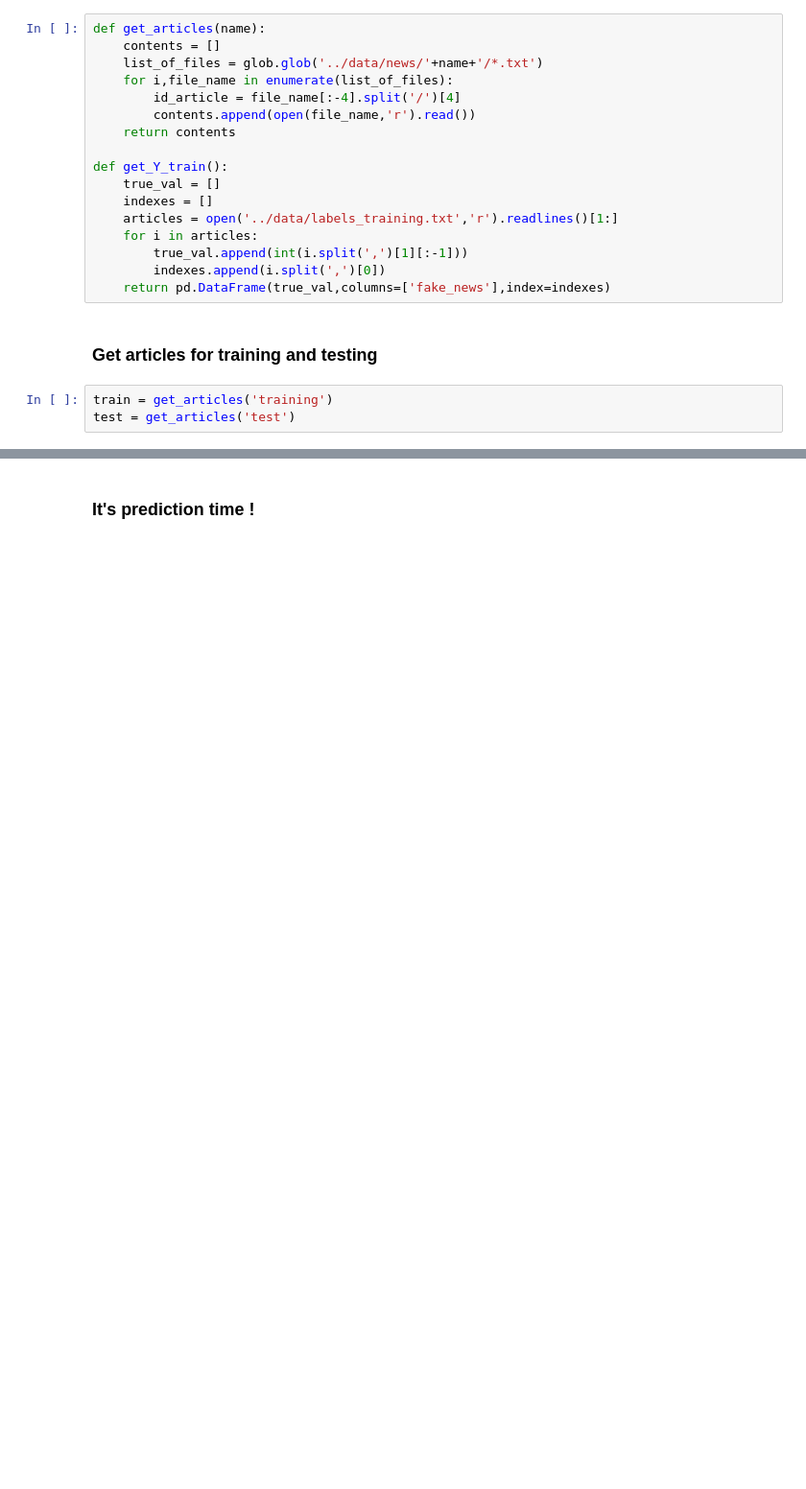
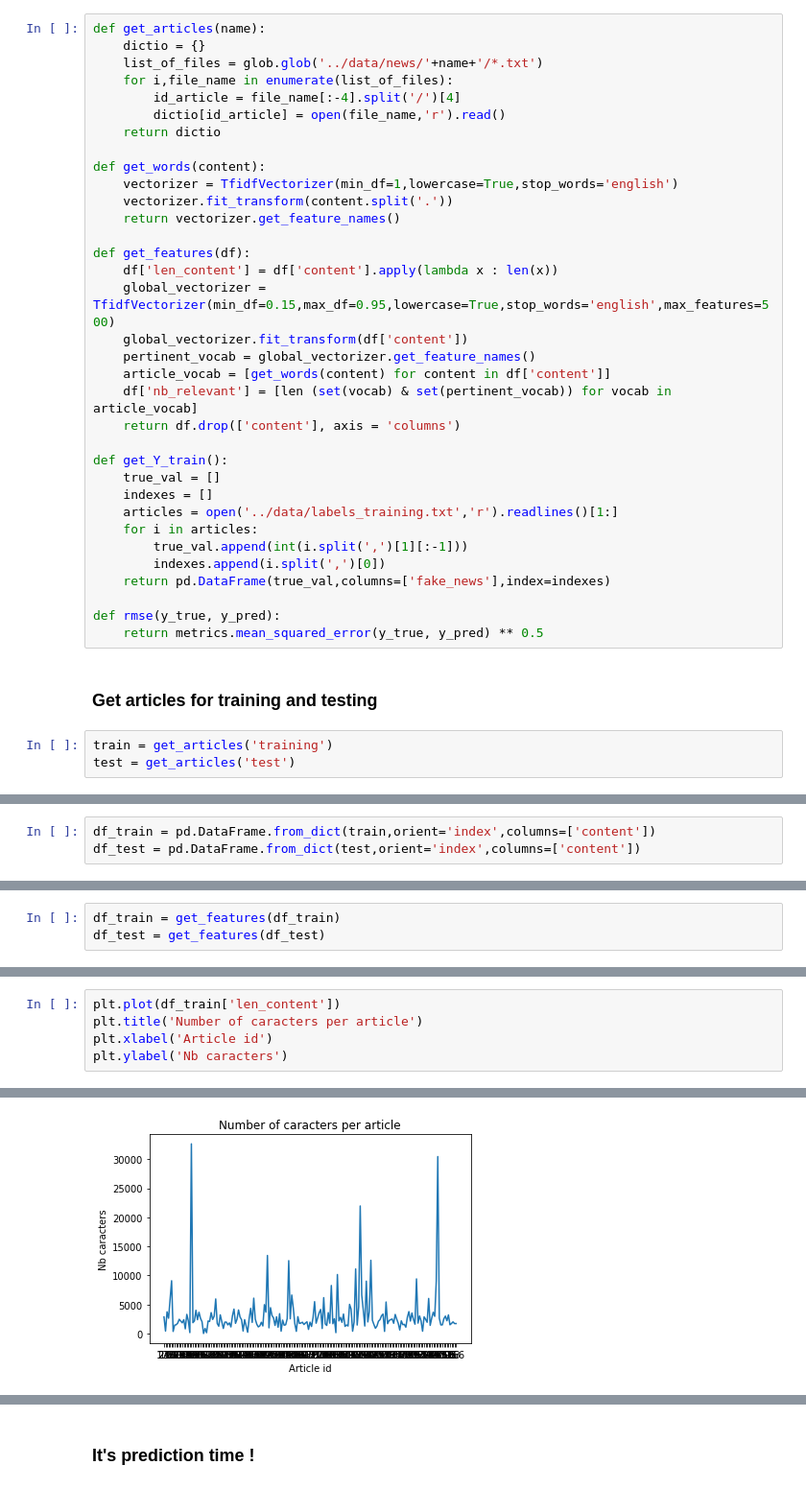
Before and after one commit to DearBoyLiar/M1SID_Fake_News, a Jupyter notebook: code/get_info_wa.ipynb, the cells around one changed output, grey strips where cells are left out. Shown at 96% size. Drawn from its saved outputs; the diff is of its cells as text; blank space fills up the shorter version.

```diff
--- a/code/get_info_wa.ipynb
+++ b/code/get_info_wa.ipynb
@@ -14,12 +11,26 @@ import warnings
 warnings.simplefilter("ignore")
 # %%
 def get_articles(name):
-    contents = []
+    dictio = {}
     list_of_files = glob.glob('../data/news/'+name+'/*.txt')
     for i,file_name in enumerate(list_of_files):
         id_article = file_name[:-4].split('/')[4]
-        contents.append(open(file_name,'r').read())
-    return contents
+        dictio[id_article] = open(file_name,'r').read()
+    return dictio
+
+def get_words(content):
+    vectorizer = TfidfVectorizer(min_df=1,lowercase=True,stop_words='english')
+    vectorizer.fit_transform(content.split('.'))
+    return vectorizer.get_feature_names()
+
+def get_features(df):
+    df['len_content'] = df['content'].apply(lambda x : len(x))
+    global_vectorizer = TfidfVectorizer(min_df=0.15,max_df=0.95,lowercase=True,stop_words='english',max_features=500)
+    global_vectorizer.fit_transform(df['content'])
+    pertinent_vocab = global_vectorizer.get_feature_names()
+    article_vocab = [get_words(content) for content in df['content']]
+    df['nb_relevant'] = [len (set(vocab) & set(pertinent_vocab)) for vocab in article_vocab]
+    return df.drop(['content'], axis = 'columns')
 
 def get_Y_train():
     true_val = []
@@ -29,6 +40,9 @@ def get_Y_train():
         true_val.append(int(i.split(',')[1][:-1]))
         indexes.append(i.split(',')[0])
     return pd.DataFrame(true_val,columns=['fake_news'],index=indexes)
+
+def rmse(y_true, y_pred):
+    return metrics.mean_squared_error(y_true, y_pred) ** 0.5
 # %% [markdown]
 ### Get articles for training and testing
 # %%
@@ -62,0 +53,3 @@ print(pred)
+# %%
+df_train = pd.DataFrame.from_dict(train,orient='index',columns=['content'])
+df_test = pd.DataFrame.from_dict(test,orient='index',columns=['content'])
@@ -62,0 +58,3 @@ print(pred)
+# %%
+df_train = get_features(df_train)
+df_test = get_features(df_test)
@@ -62,0 +63,6 @@ print(pred)
+# %%
+plt.plot(df_train['len_content'])
+plt.title('Number of caracters per article')
+plt.xlabel('Article id')
+plt.ylabel('Nb caracters')
+# %% [output]
@@ -62,0 +70 @@ print(pred)
+[figure, added]
```
Also changed, not shown: parts of 12 cells of this notebook, 2 other files.
